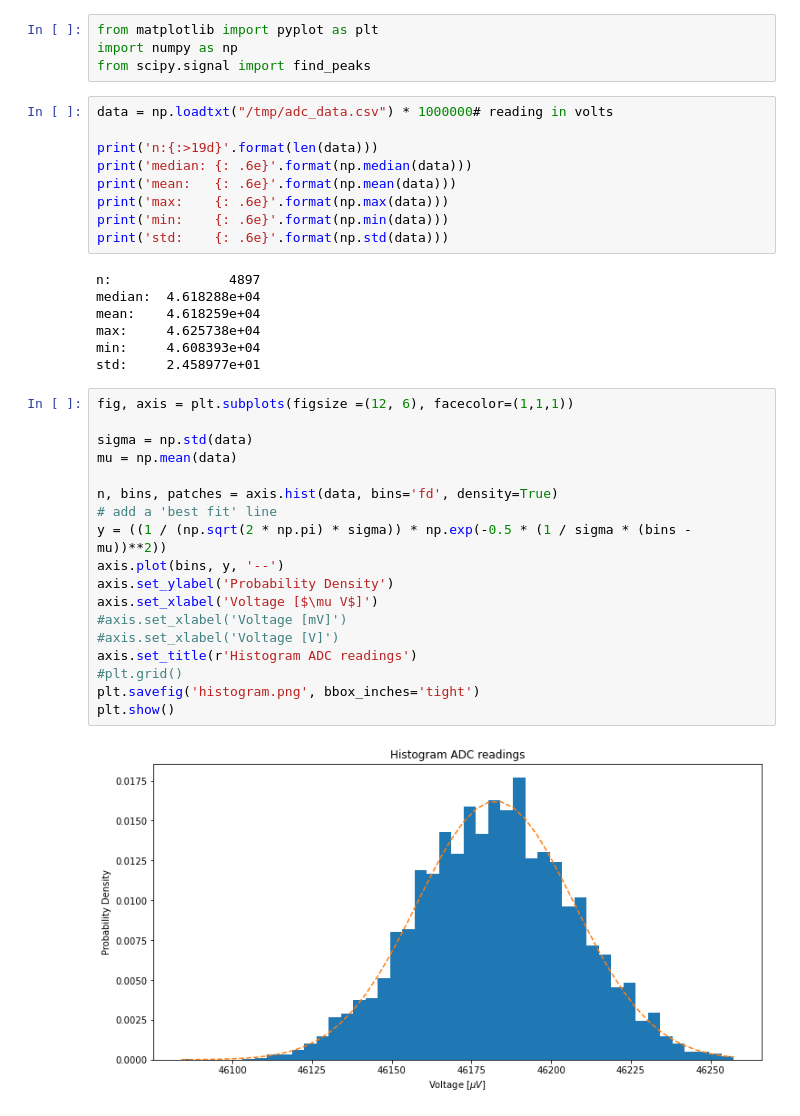
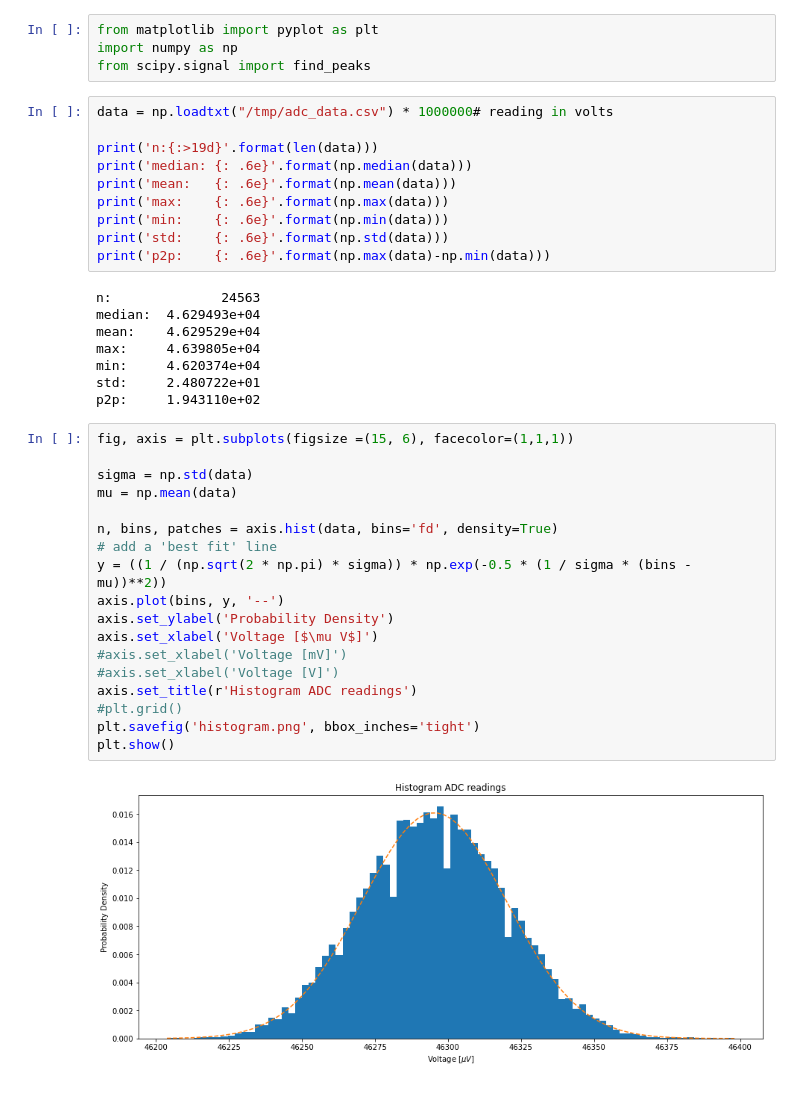
Before and after one commit to Habraken/WaveShare-ADS1256, a Jupyter notebook: data_analysis.ipynb, the cells around one changed output. Saved outputs shown, nothing was run; the diff lists cells and outputs as text.

```diff
--- a/data_analysis.ipynb
+++ b/data_analysis.ipynb
@@ -11,33 +11,35 @@ print('mean:   {: .6e}'.format(np.mean(data)))
 print('max:    {: .6e}'.format(np.max(data)))
 print('min:    {: .6e}'.format(np.min(data)))
 print('std:    {: .6e}'.format(np.std(data)))
+print('p2p:    {: .6e}'.format(np.max(data)-np.min(data)))
 # %% [output]
-n:               4897
-median:  4.618288e+04
-mean:    4.618259e+04
-max:     4.625738e+04
-min:     4.608393e+04
-std:     2.458977e+01
+n:              24563
+median:  4.629493e+04
+mean:    4.629529e+04
+max:     4.639805e+04
+min:     4.620374e+04
+std:     2.480722e+01
+p2p:     1.943110e+02
 # %%
-fig, axis = plt.subplots(figsize =(12, 6), facecolor=(1,1,1))
+fig, axis = plt.subplots(figsize =(15, 6), facecolor=(1,1,1))
 
 sigma = np.std(data)
 mu = np.mean(data)
 
 n, bins, patches = axis.hist(data, bins='fd', density=True)
 # add a 'best fit' line
 y = ((1 / (np.sqrt(2 * np.pi) * sigma)) * np.exp(-0.5 * (1 / sigma * (bins - mu))**2))
 axis.plot(bins, y, '--')
 axis.set_ylabel('Probability Density')
 axis.set_xlabel('Voltage [$\mu V$]')
 #axis.set_xlabel('Voltage [mV]')
 #axis.set_xlabel('Voltage [V]')
 axis.set_title(r'Histogram ADC readings')
 #plt.grid()
 plt.savefig('histogram.png', bbox_inches='tight')
 plt.show()
 # %% [output]
-[figure, old version]
+[figure, new version]
 # %%
 n = data.size
 drate = 2463 # fill in the sample rate reported by the rpi_adc_stream command
```
Also changed, not shown: parts of 3 cells of this notebook.
